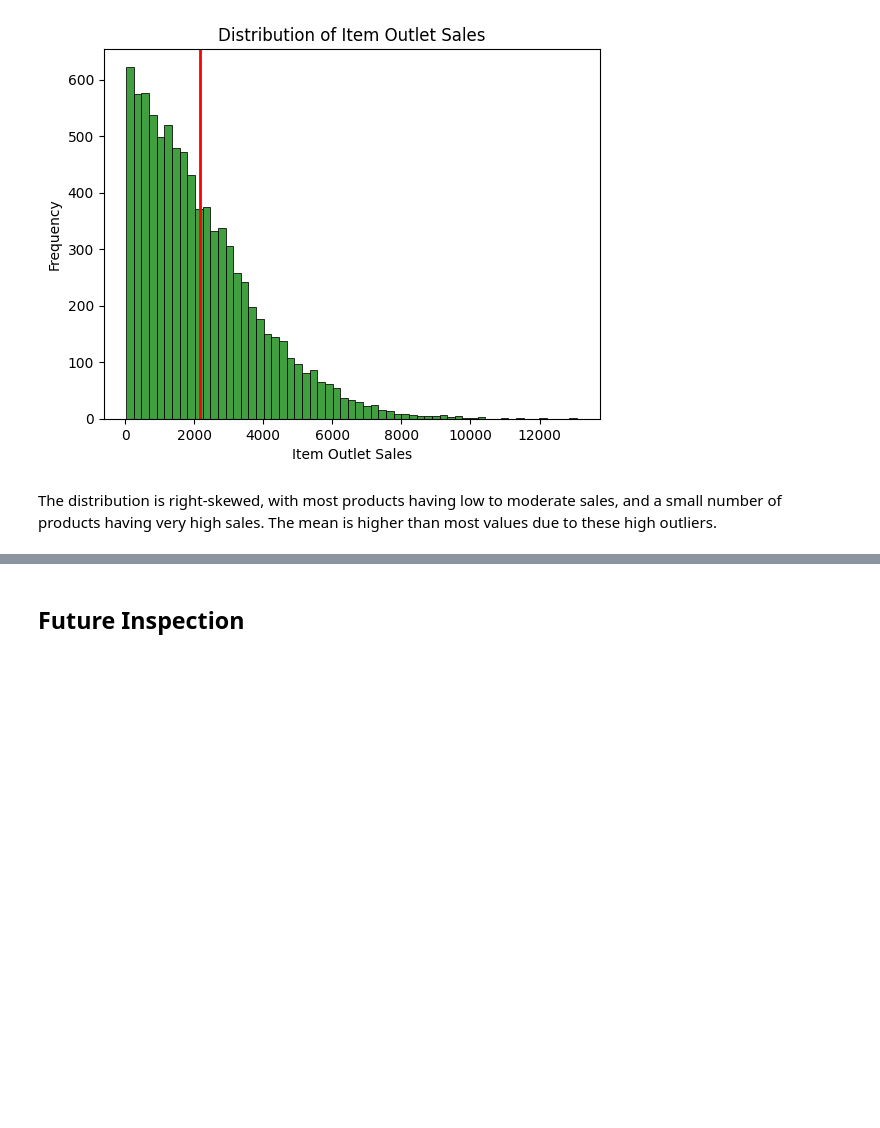
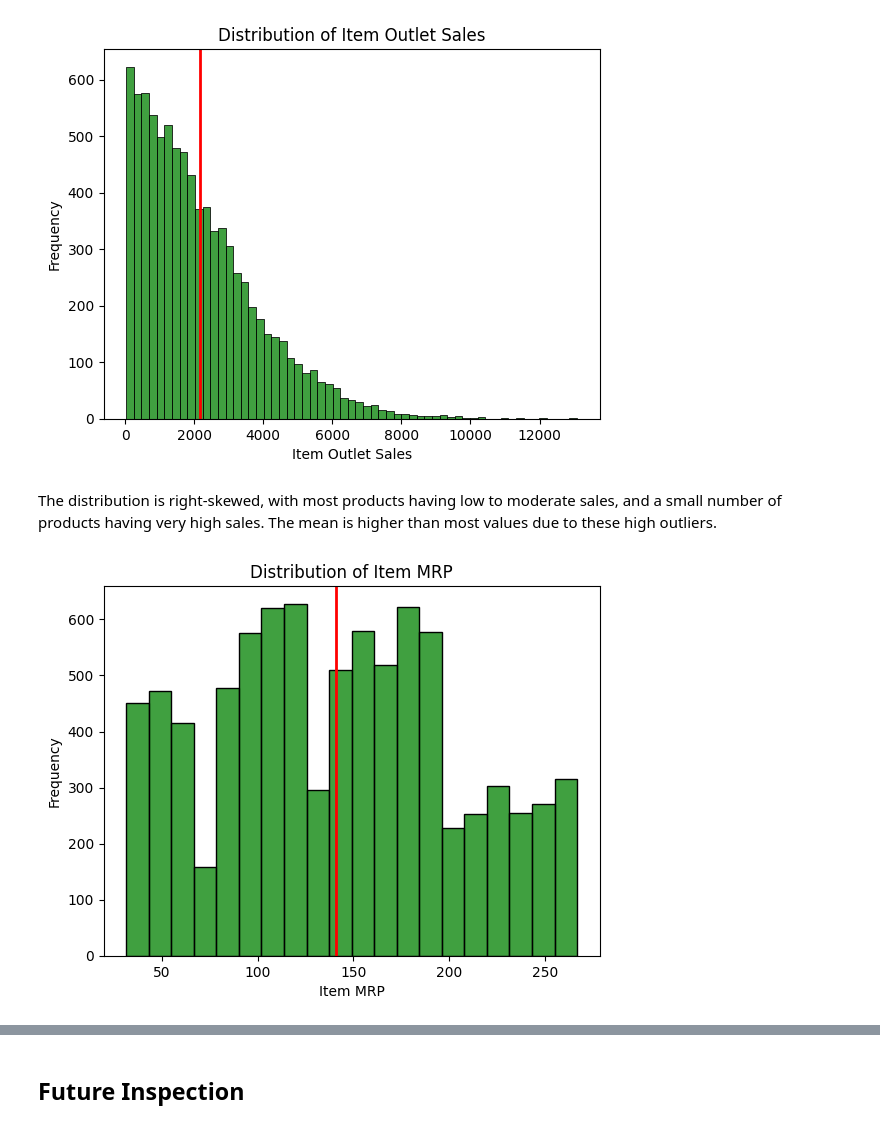
Before and after one commit to ayatayoub20/Prediction-of-Product-Sales, a Jupyter notebook: Prediction_of_Product_Sales.ipynb, the cells around one changed output, grey strips where cells are left out. Saved outputs shown, nothing was run; the diff lists cells and outputs as text; code cells hidden in the pictures; blank space fills up the shorter version.

```diff
--- a/Prediction_of_Product_Sales.ipynb
+++ b/Prediction_of_Product_Sales.ipynb
@@ -164,0 +163,9 @@ ax = sns.histplot(data=df,x='Item_MRP',color='green')
+# %%
+mean = df['Item_MRP'].mean()
+ax = sns.histplot(data=df,x='Item_MRP',color='green',bins=20)
+ax.axvline(mean,color='red',linewidth=2);
+ax.set_title('Distribution of Item MRP');
+ax.set_xlabel('Item MRP');
+ax.set_ylabel('Frequency');
+# %% [output]
+[figure, added]
```
Also changed, not shown: parts of 12 cells of this notebook.
